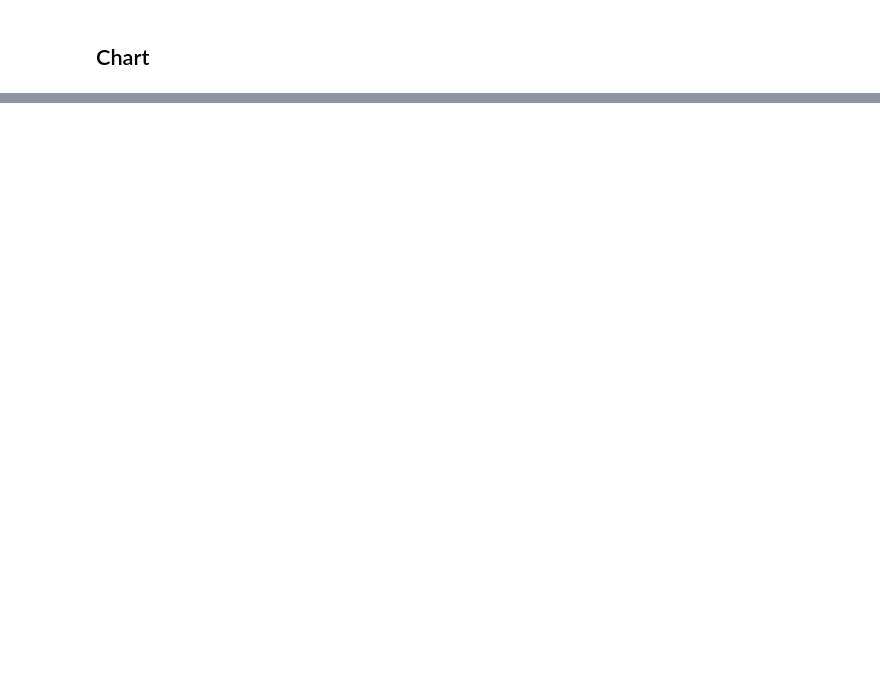
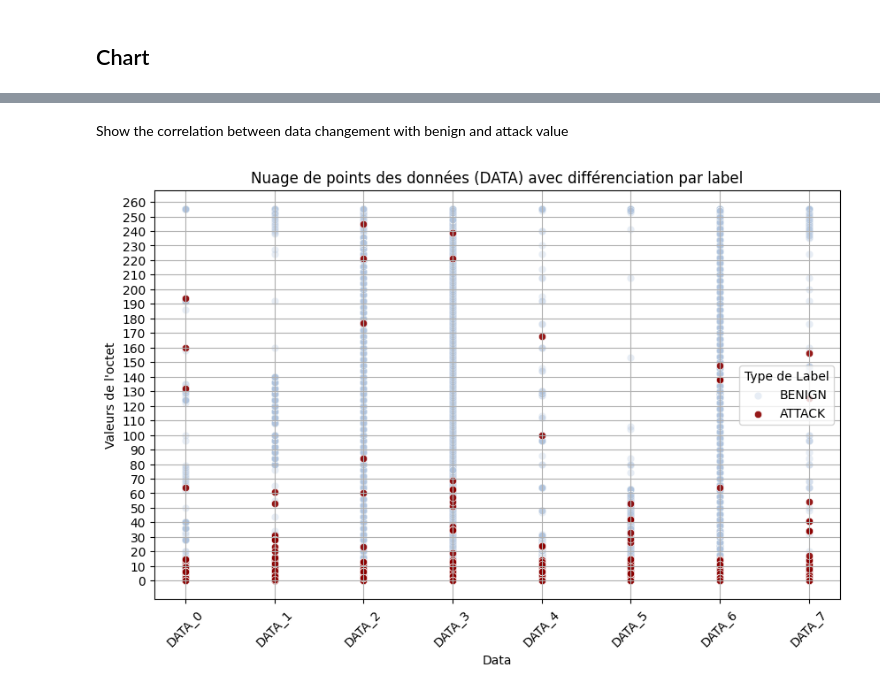
Before and after one commit to sirthirrygolooo/CICIoV2024-Dataset-Analysis-Project, a Jupyter notebook: ProjetIDS.ipynb, the cells around one changed output, grey strips where cells are left out. Drawn from its saved outputs; the diff is of its cells as text; code cells hidden in the pictures; blank space fills up the shorter version.

```diff
--- a/ProjetIDS.ipynb
+++ b/ProjetIDS.ipynb
@@ -107,0 +274,38 @@ sns.histplot(data=value, x=value['category'], hue=value['specific_class'], multi
+# %% [markdown]
+Show the correlation between data changement with benign and attack value
+# %%
+df_melted = df.drop_duplicates().melt(id_vars='label', value_vars=['DATA_0', 'DATA_1', 'DATA_2', 'DATA_3', 'DATA_4', 'DATA_5', 'DATA_6', 'DATA_7'],
+                    var_name='DATA', value_name='Value')
+
+plt.figure(figsize=(10, 6))
+sns.scatterplot(
+    data=df_melted[df_melted['label'] == 'BENIGN'],
+    x='DATA',
+    y='Value',
+    color='lightsteelblue',
+    alpha=0.3,
+    label='BENIGN'
+)
+
+# + visible les attack
+sns.scatterplot(
+    data=df_melted[df_melted['label'] == 'ATTACK'],
+    x='DATA',
+    y='Value',
+    color='darkred',
+    alpha=0.9,
+    label='ATTACK'
+)
+
+plt.yticks(np.arange(min(df_melted['Value']), max(df_melted['Value']) + 10, 10))
+
+plt.grid()
+plt.title('Nuage de points des données (DATA) avec différenciation par label')
+plt.xlabel('Data')
+plt.ylabel("Valeurs de l'octet")
+plt.xticks(rotation=45)
+plt.legend(title='Type de Label')
+
+plt.show()
+# %% [output]
+[figure, added]
```
Also changed, not shown: parts of 61 cells of this notebook.
